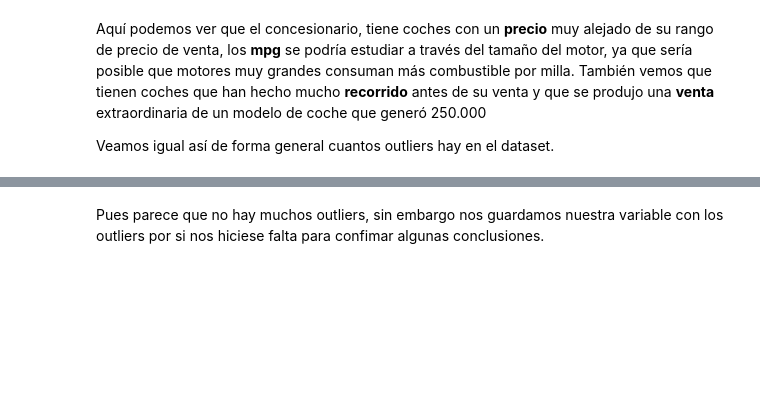
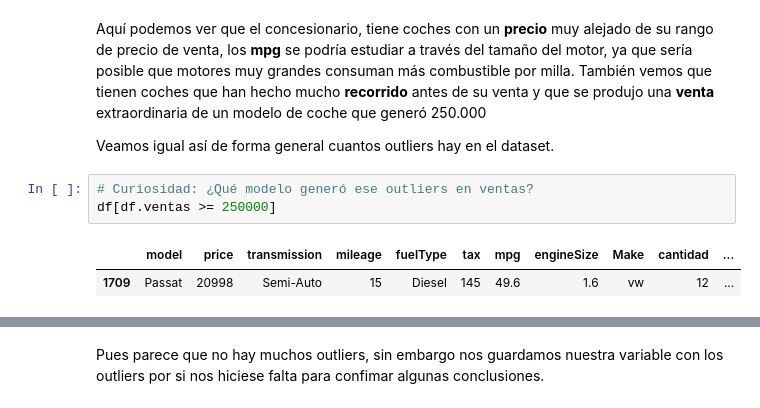
Before and after one commit to carloscabruja/EDA_Autos, a Jupyter notebook: exploratory_data_analysis.ipynb, the cells around one changed output, grey strips where cells are left out. Cells and saved outputs as stored; diff of their text form; blank space fills up the shorter version.

```diff
--- a/exploratory_data_analysis.ipynb
+++ b/exploratory_data_analysis.ipynb
@@ -191,6 +191,12 @@ plt.show()
 Aquí podemos ver que el concesionario, tiene coches con un **precio** muy alejado de su rango de precio de venta, los **mpg** se podría estudiar a través del tamaño del motor, ya que sería posible que motores muy grandes consuman más combustible por milla. También vemos que tienen coches que han hecho mucho **recorrido** antes de su venta y que se produjo una **venta** extraordinaria de un modelo de coche que generó 250.000
 
 Veamos igual así de forma general cuantos outliers hay en el dataset.
+# %%
+# Curiosidad: ¿Qué modelo generó ese outliers en ventas?
+df[df.ventas >= 250000]
+# %% [output]
+|  | model | price | transmission | mileage | fuelType | tax | mpg | engineSize | Make | cantidad | ... |
+| 1709 | Passat | 20998 | Semi-Auto | 15 | Diesel | 145 | 49.6 | 1.6 | vw | 12 | ... |
 # %%
 # Encontrar el valor z de las variables
 var_nums = df[['price', 'mpg', 'mileage', 'ventas']].copy()
```
Also changed, not shown: parts of 4 cells of this notebook, 1 other file.
